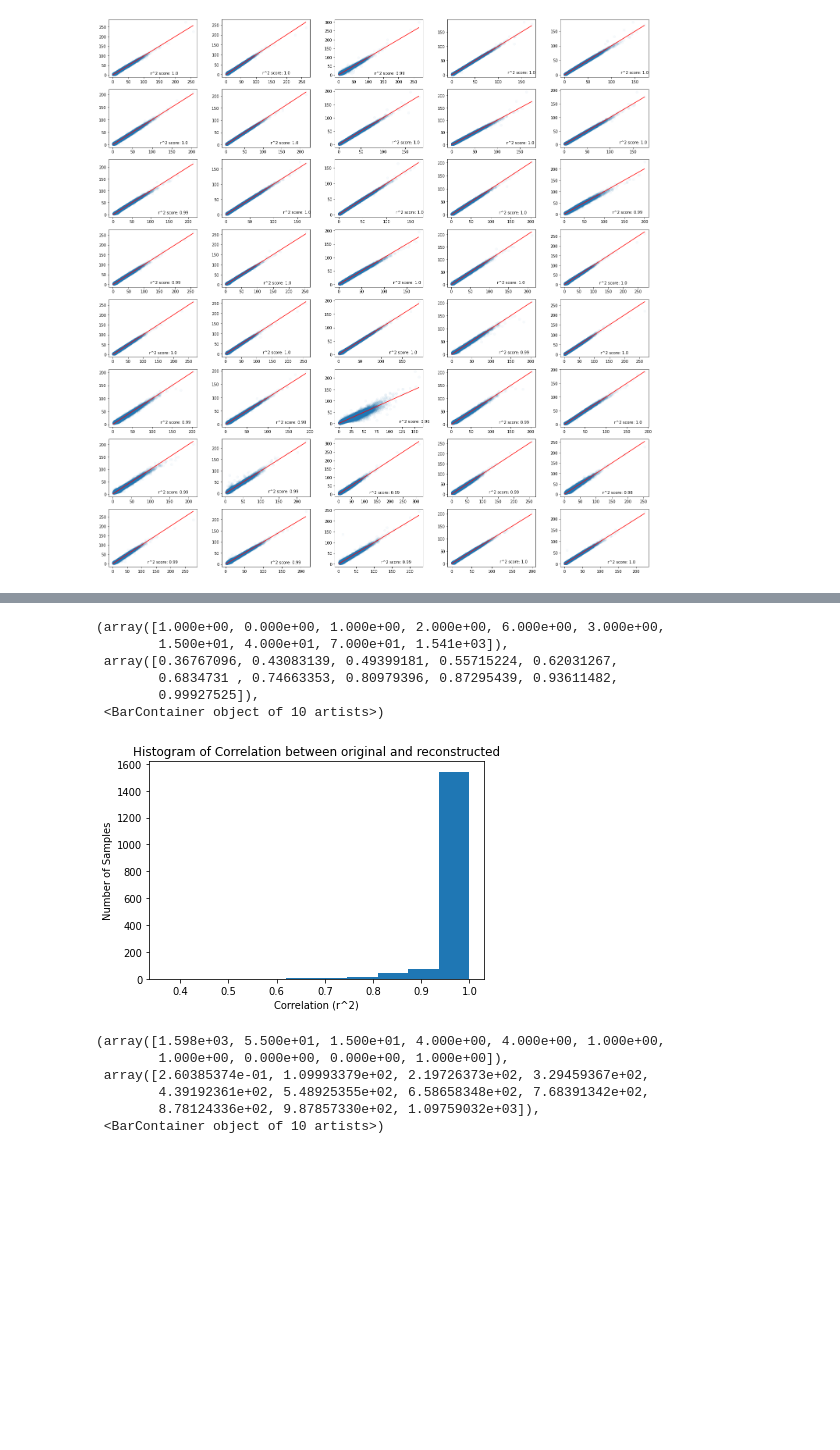
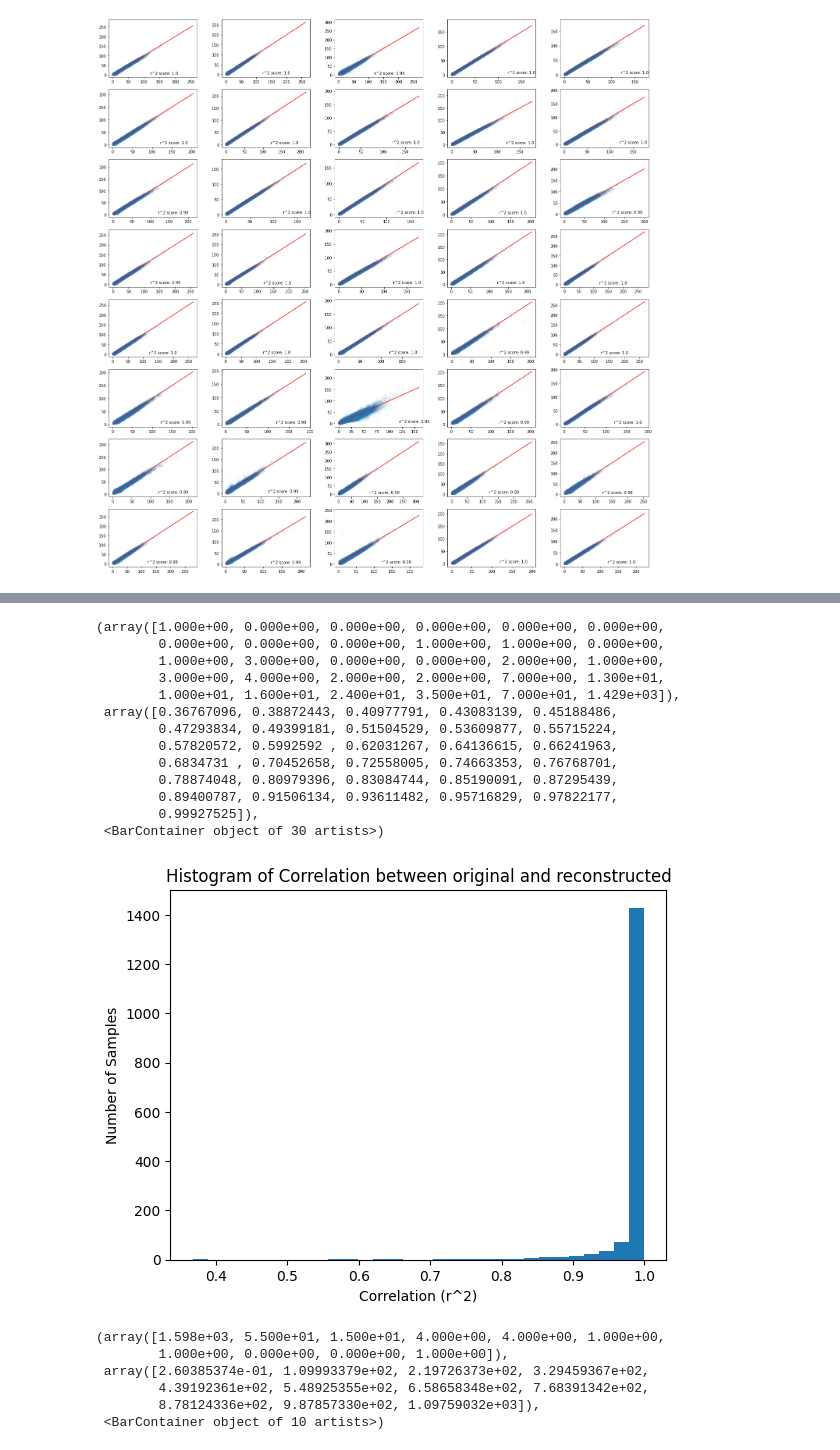
Before and after one commit to Hekstra-Lab/valdo, a Jupyter notebook: old_notebooks/vae-implementation.ipynb, the cells around one changed output, grey strips where cells are left out. Cells and saved outputs as stored; diff of their text form; code cells hidden in the pictures; blank space fills up the shorter version.

```diff
--- a/vae-implementation.ipynb
+++ b/old_notebooks/vae-implementation.ipynb
@@ -761,16 +847,19 @@ plt.show()
 # %% [output]
 [figure]
 # %%
-data = {}
+data = []
 
-for i in samples[1:]:
+for i in tqdm(samples):
 
     try:
-        current = rs.read_mtz(f'../PTP1B_DK/recons_mtzs/PTP1B-y{i}_mrflagsref_idxs_recons.mtz')
+        current = rs.read_mtz(f'../recons_refined_phases/PTP1B_y{i}_recons_refined_phases.mtz')
 
     except:
         continue
 
-    data[i] = {}
-    data[i]['mse'] = np.mean((current['F-obs-scaled'] - current['F-obs-recons'])**2)
-    data[i]['corr'] = stats.pearsonr(current['F-obs-scaled'], current['F-obs-recons'])[0]
+    result = {
+        'sample': i
+    }
+    result['mse'] = np.mean((current['F-obs-scaled'] - current['F-obs-recons'])**2)
+    result['corr'] = stats.pearsonr(current['F-obs-scaled'], current['F-obs-recons'])[0]
+    data.append(result)
@@ -777,16 +885,23 @@ for i in samples[1:]:
 # %%
 plt.title("Histogram of Correlation between original and reconstructed")
 plt.xlabel("Correlation (r^2)")
 plt.ylabel("Number of Samples")
-plt.hist([data[x]["corr"] for x in data])
+plt.hist(data['corr'], bins=30)
 # %% [output]
-(array([1.000e+00, 0.000e+00, 1.000e+00, 2.000e+00, 6.000e+00, 3.000e+00,
-        1.500e+01, 4.000e+01, 7.000e+01, 1.541e+03]),
- array([0.36767096, 0.43083139, 0.49399181, 0.55715224, 0.62031267,
-        0.6834731 , 0.74663353, 0.80979396, 0.87295439, 0.93611482,
+(array([1.000e+00, 0.000e+00, 0.000e+00, 0.000e+00, 0.000e+00, 0.000e+00,
+        0.000e+00, 0.000e+00, 0.000e+00, 1.000e+00, 1.000e+00, 0.000e+00,
+        1.000e+00, 3.000e+00, 0.000e+00, 0.000e+00, 2.000e+00, 1.000e+00,
+        3.000e+00, 4.000e+00, 2.000e+00, 2.000e+00, 7.000e+00, 1.300e+01,
+        1.000e+01, 1.600e+01, 2.400e+01, 3.500e+01, 7.000e+01, 1.429e+03]),
+ array([0.36767096, 0.38872443, 0.40977791, 0.43083139, 0.45188486,
+        0.47293834, 0.49399181, 0.51504529, 0.53609877, 0.55715224,
+        0.57820572, 0.5992592 , 0.62031267, 0.64136615, 0.66241963,
+        0.6834731 , 0.70452658, 0.72558005, 0.74663353, 0.76768701,
+        0.78874048, 0.80979396, 0.83084744, 0.85190091, 0.87295439,
+        0.89400787, 0.91506134, 0.93611482, 0.95716829, 0.97822177,
         0.99927525]),
- <BarContainer object of 10 artists>)
+ <BarContainer object of 30 artists>)
-[figure, old version]
+[figure, new version]
 # %%
 plt.hist([data[x]["mse"] for x in data])
 # %% [output]
```
Also changed, not shown: parts of 19 cells of this notebook, 8 other files.
